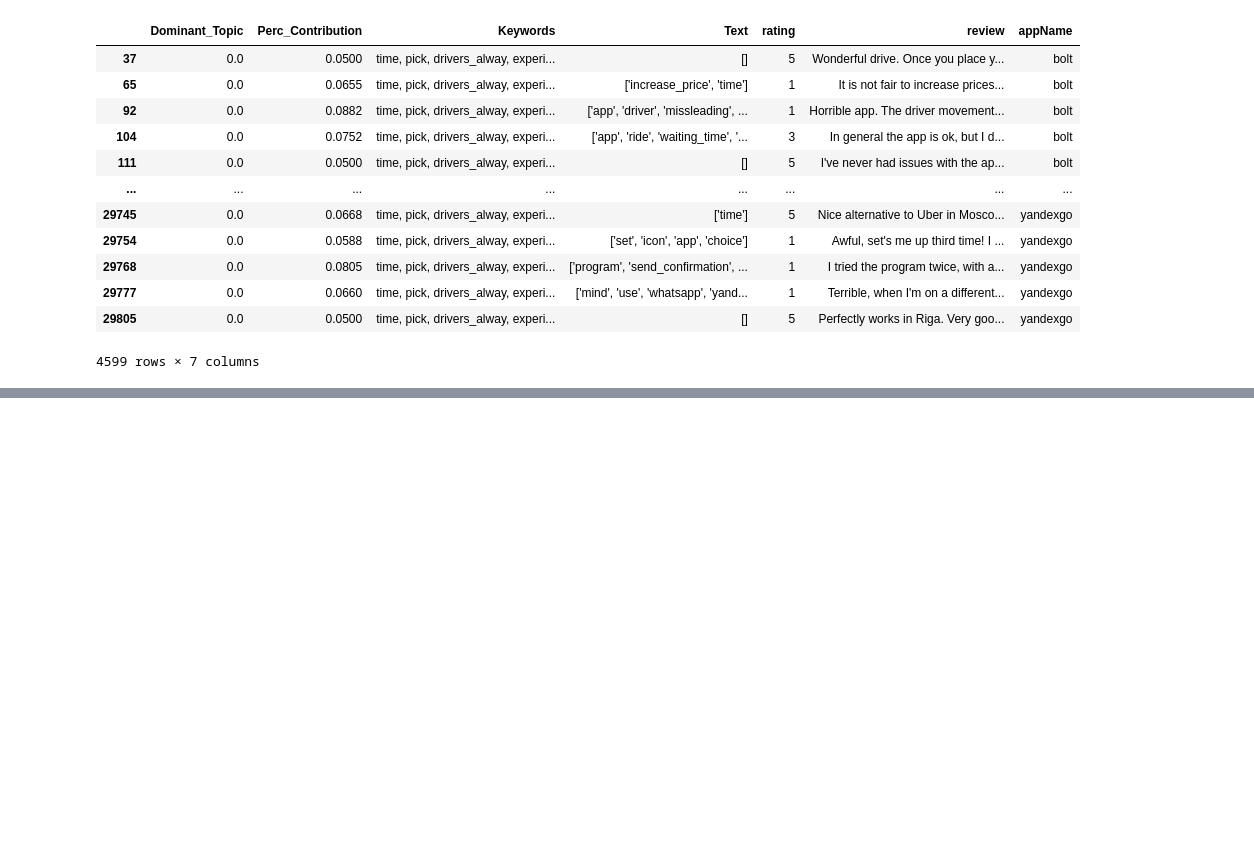
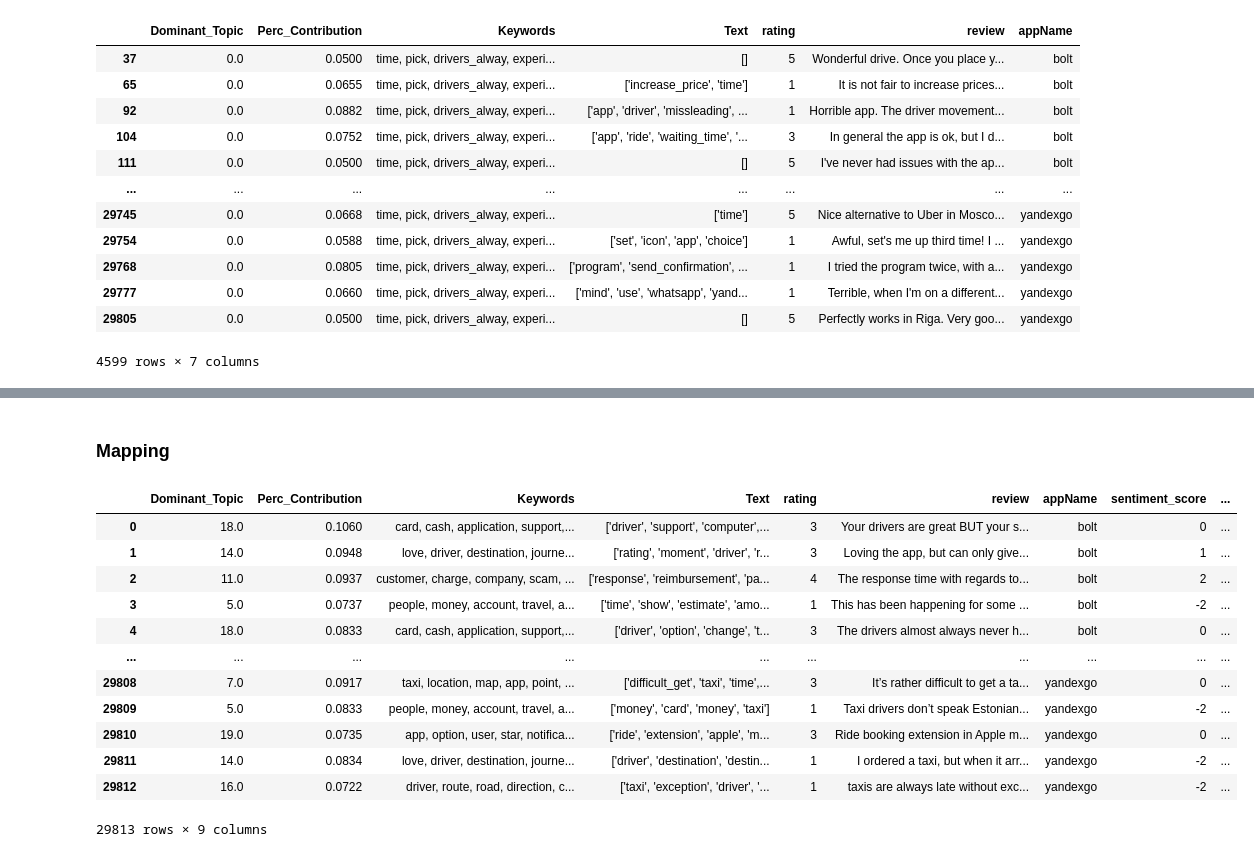
Before and after one commit to enliktjioe/master-thesis-2021, a Jupyter notebook: notebooks/LDA_Mallet_ALL_P3_ResultAnalysis.ipynb, the cells around one changed output, grey strips where cells are left out. Cells and saved outputs as stored; diff of their text form; code cells hidden in the pictures; blank space fills up the shorter version.

```diff
--- a/notebooks/LDA_Mallet_ALL_P3_ResultAnalysis.ipynb
+++ b/notebooks/LDA_Mallet_ALL_P3_ResultAnalysis.ipynb
@@ -280,0 +262,3 @@ df_dominant_topic_m[df_dominant_topic_m['Dominant_Topic'] == 0.0].head(20000)
+# %%
+df_dominant_topic_m_sentiment = pd.read_csv(config['csv_input_local']['all_reviews_p3_topic_sentiment'], index_col=0)
+df_dominant_topic_m_sentiment
@@ -280,0 +279,44 @@ df_dominant_topic_m[df_dominant_topic_m['Dominant_Topic'] == 0.0].head(20000)
+# %% [markdown]
+### Mapping
+# %%
+topic_map = {6.0 : "T1",
+            9.0 : "T1",
+            8.0 : "T2",
+            15.0 : "T2",
+            5.0 : "T3",
+            12.0 : "T3",
+            14.0 : "T3",
+            17.0 : "T4",
+            3.0 : "T5",
+            9.0 : "T6",
+            0.0 : "T7",
+            1.0 : "T7",
+            11.0 : "T8",
+            16.0 : "T9",
+            19.0 : "T9",
+            7.0 : "T10",
+            4.0 : "T11",
+            15.0 : "T11",
+            13.0 : "T11",
+            10.0 : "T12",
+            2.0 : "T13",
+            18.0 : "T13",
+            }
+# %%
+df_dominant_topic_m_sentiment['final_topic'] = df_dominant_topic_m_sentiment['Dominant_Topic'].map(topic_map)
+# df_dominant_topic_m_sentiment[df_dominant_topic_m_sentiment['final_topic'] == "20"]
+df_dominant_topic_m_sentiment
+# %% [output]
+|  | Dominant_Topic | Perc_Contribution | Keywords | Text | rating | review | appName | sentiment_score | ... |
+| 0 | 18.0 | 0.1060 | card, cash, application, support,... | ['driver', 'support', 'computer',... | 3 | Your drivers are great BUT your s... | bolt | 0 | ... |
+| 1 | 14.0 | 0.0948 | love, driver, destination, journe... | ['rating', 'moment', 'driver', 'r... | 3 | Loving the app, but can only give... | bolt | 1 | ... |
+| 2 | 11.0 | 0.0937 | customer, charge, company, scam, ... | ['response', 'reimbursement', 'pa... | 4 | The response time with regards to... | bolt | 2 | ... |
+| 3 | 5.0 | 0.0737 | people, money, account, travel, a... | ['time', 'show', 'estimate', 'amo... | 1 | This has been happening for some ... | bolt | -2 | ... |
+| 4 | 18.0 | 0.0833 | card, cash, application, support,... | ['driver', 'option', 'change', 't... | 3 | The drivers almost always never h... | bolt | 0 | ... |
+| ... | ... | ... | ... | ... | ... | ... | ... | ... | ... |
+| 29808 | 7.0 | 0.0917 | taxi, location, map, app, point, ... | ['difficult_get', 'taxi', 'time',... | 3 | It’s rather difficult to get a ta... | yandexgo | 0 | ... |
+| 29809 | 5.0 | 0.0833 | people, money, account, travel, a... | ['money', 'card', 'money', 'taxi'] | 1 | Taxi drivers don’t speak Estonian... | yandexgo | -2 | ... |
+| 29810 | 19.0 | 0.0735 | app, option, user, star, notifica... | ['ride', 'extension', 'apple', 'm... | 3 | Ride booking extension in Apple m... | yandexgo | 0 | ... |
+| 29811 | 14.0 | 0.0834 | love, driver, destination, journe... | ['driver', 'destination', 'destin... | 1 | I ordered a taxi, but when it arr... | yandexgo | -2 | ... |
+| 29812 | 16.0 | 0.0722 | driver, route, road, direction, c... | ['taxi', 'exception', 'driver', '... | 1 | taxis are always late without exc... | yandexgo | -2 | ... |
+29813 rows × 9 columns
```
Also changed, not shown: parts of 6 cells of this notebook, 43 other files.
